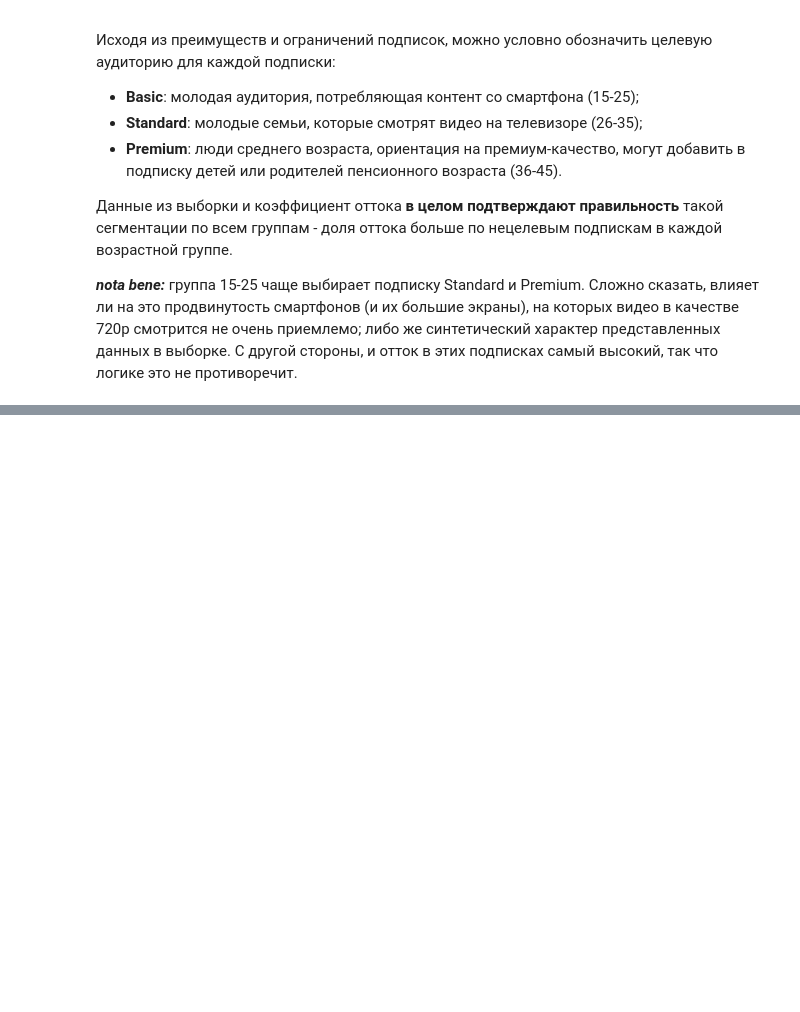
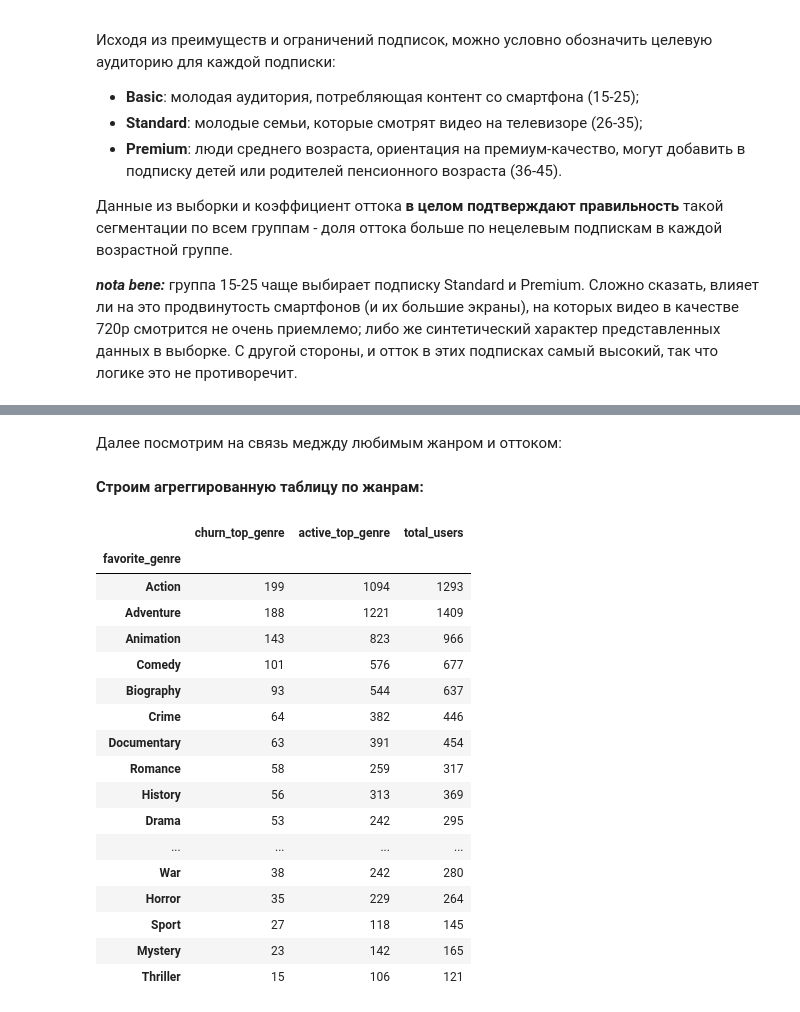
Before and after one commit to rouch314/netflix-users-behavior-analysis, a Jupyter notebook: netflix-analysis.ipynb, the cells around one changed output, grey strips where cells are left out. Saved outputs shown, nothing was run; the diff lists cells and outputs as text; code cells hidden in the pictures; blank space fills up the shorter version.

```diff
--- a/netflix-analysis.ipynb
+++ b/netflix-analysis.ipynb
@@ -1002,0 +1023,32 @@ plt.show()
+# %% [markdown]
+Далее посмотрим на связь меджду любимым жанром и оттоком:
+# %%
+churn_top_genre = df[df['is_active']==0].groupby('favorite_genre')['user_id'].count()
+active_top_genre = df[df['is_active']==1].groupby('favorite_genre')['user_id'].count()
+total_users = df.groupby('favorite_genre')['user_id'].count()
+
+pivot_top_genre = pd.concat([churn_top_genre, active_top_genre, total_users], axis=1)
+pivot_top_genre.columns = ['churn_top_genre', 'active_top_genre', 'total_users']
+pivot_top_genre = pivot_top_genre.sort_values(by='churn_top_genre', ascending=False)
+display(Markdown(f'**Строим агреггированную таблицу по жанрам:**\n'))
+display(pivot_top_genre)
+# %% [output]
+**Строим агреггированную таблицу по жанрам:**
+|  | churn_top_genre | active_top_genre | total_users |
+| favorite_genre |  |  |  |
+| Action | 199 | 1094 | 1293 |
+| Adventure | 188 | 1221 | 1409 |
+| Animation | 143 | 823 | 966 |
+| Comedy | 101 | 576 | 677 |
+| Biography | 93 | 544 | 637 |
+| Crime | 64 | 382 | 446 |
+| Documentary | 63 | 391 | 454 |
+| Romance | 58 | 259 | 317 |
+| History | 56 | 313 | 369 |
+| Drama | 53 | 242 | 295 |
+| ... | ... | ... | ... |
+| War | 38 | 242 | 280 |
+| Horror | 35 | 229 | 264 |
+| Sport | 27 | 118 | 145 |
+| Mystery | 23 | 142 | 165 |
+| Thriller | 15 | 106 | 121 |
```
Also changed, not shown: parts of 3 cells of this notebook.
